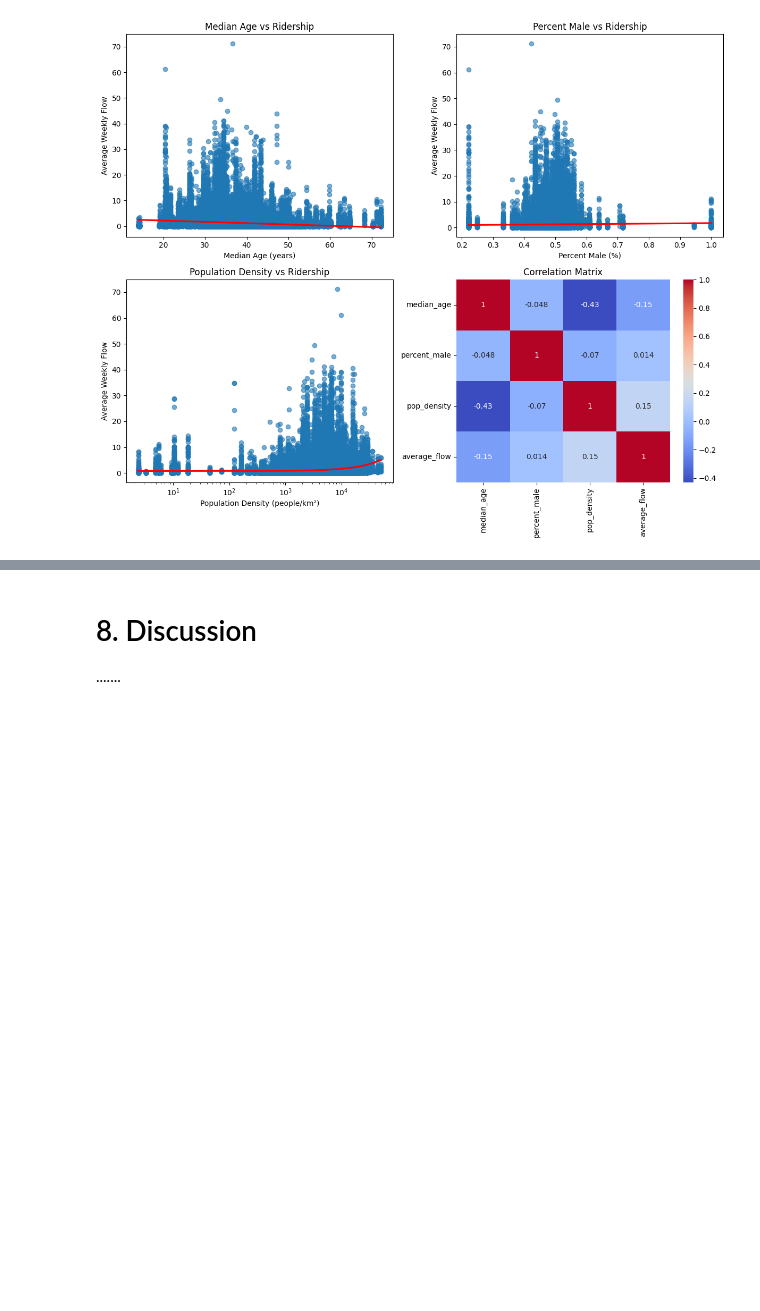
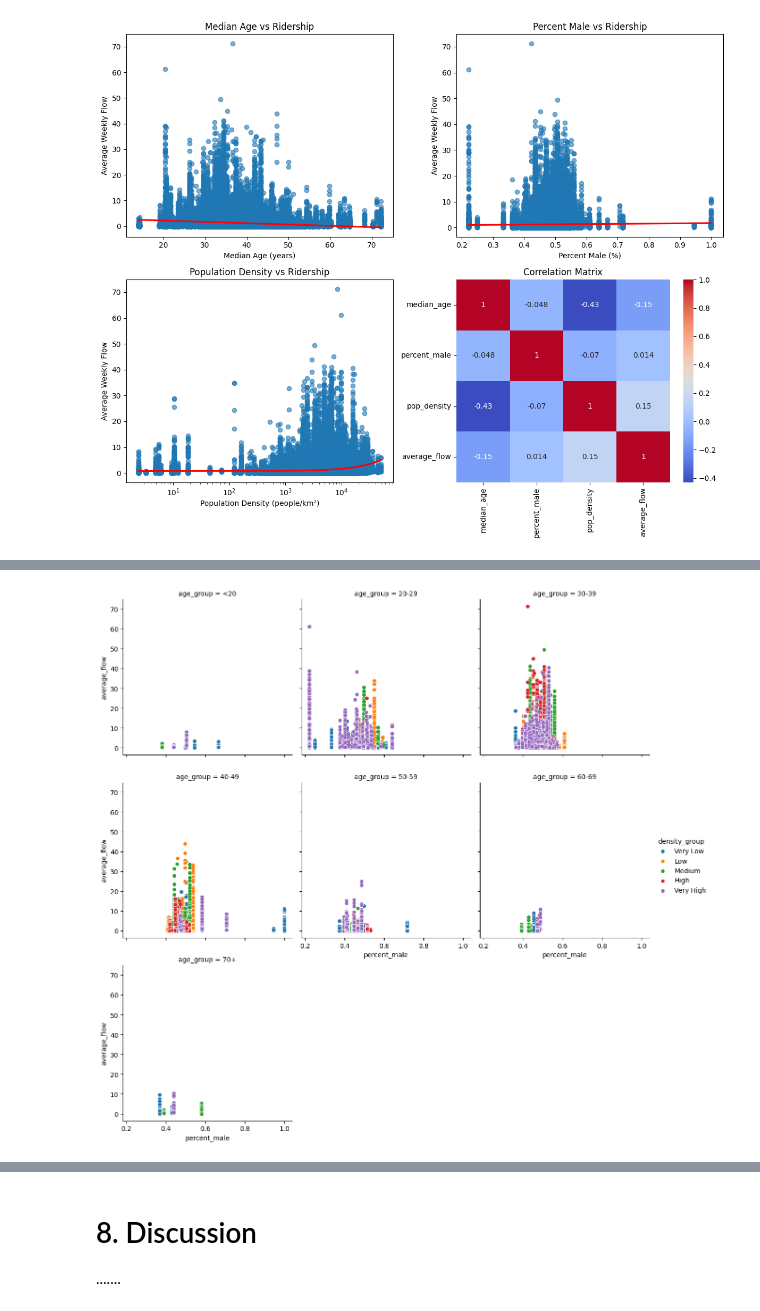
Before and after one commit to Mulhamomar/TIL6022_group10, a Jupyter notebook: TIL-6022 Bus Ridership.ipynb, the cells around one changed output, grey strips where cells are left out. Cells and saved outputs as stored; diff of their text form; code cells hidden in the pictures; blank space fills up the shorter version.

```diff
--- a/TIL-6022 Bus Ridership.ipynb
+++ b/TIL-6022 Bus Ridership.ipynb
@@ -426,2 +433,10 @@ strong multicollinearity or other numerical problems.
+# %%
+# Combine in one overview
+g = sns.FacetGrid(df, col='age_group', hue='density_group', col_wrap=3, height=4)
+g.map_dataframe(sns.scatterplot, x='percent_male', y='average_flow')
+g.add_legend()
+plt.show()
+# %% [output]
+[figure, added]
 # %% [markdown]
 # 7. Conclusion
```
Also changed, not shown: parts of 30 cells of this notebook.
